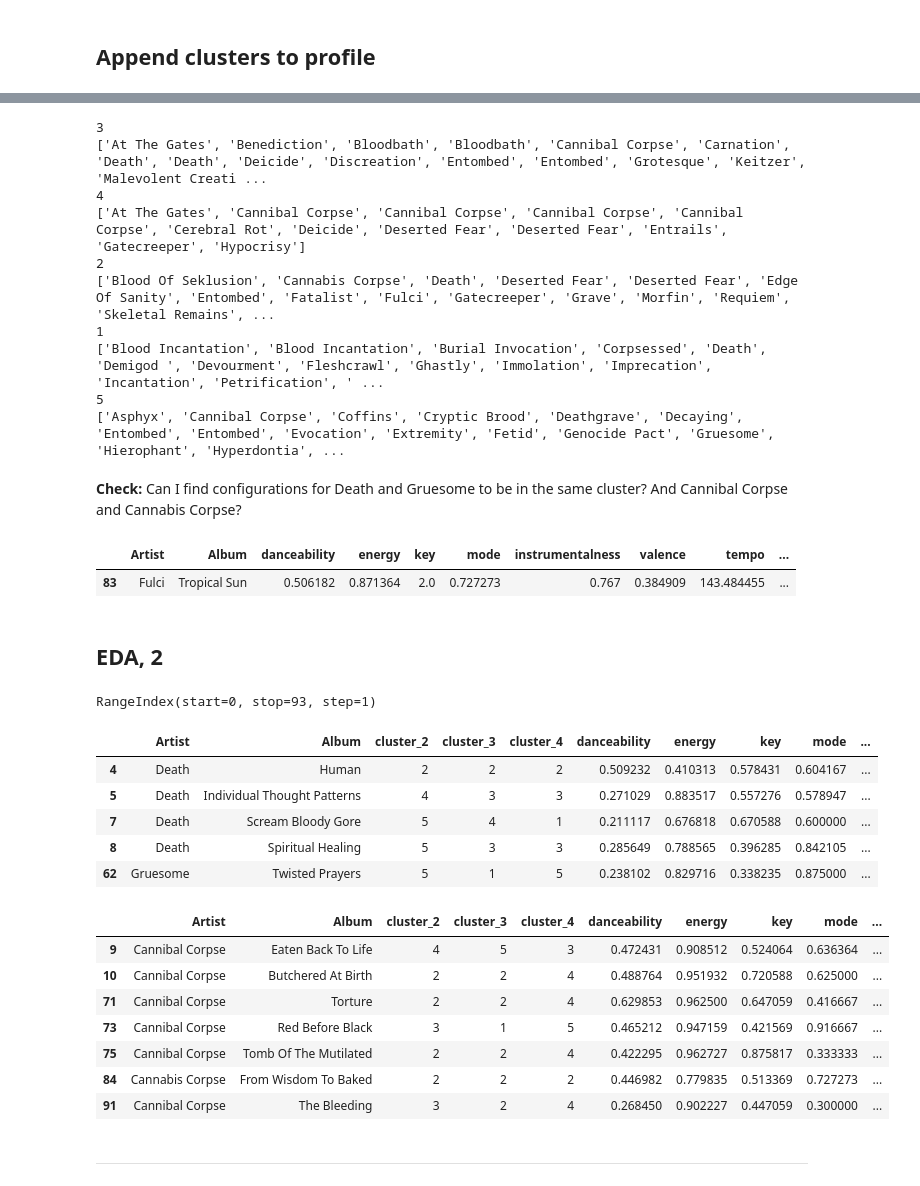
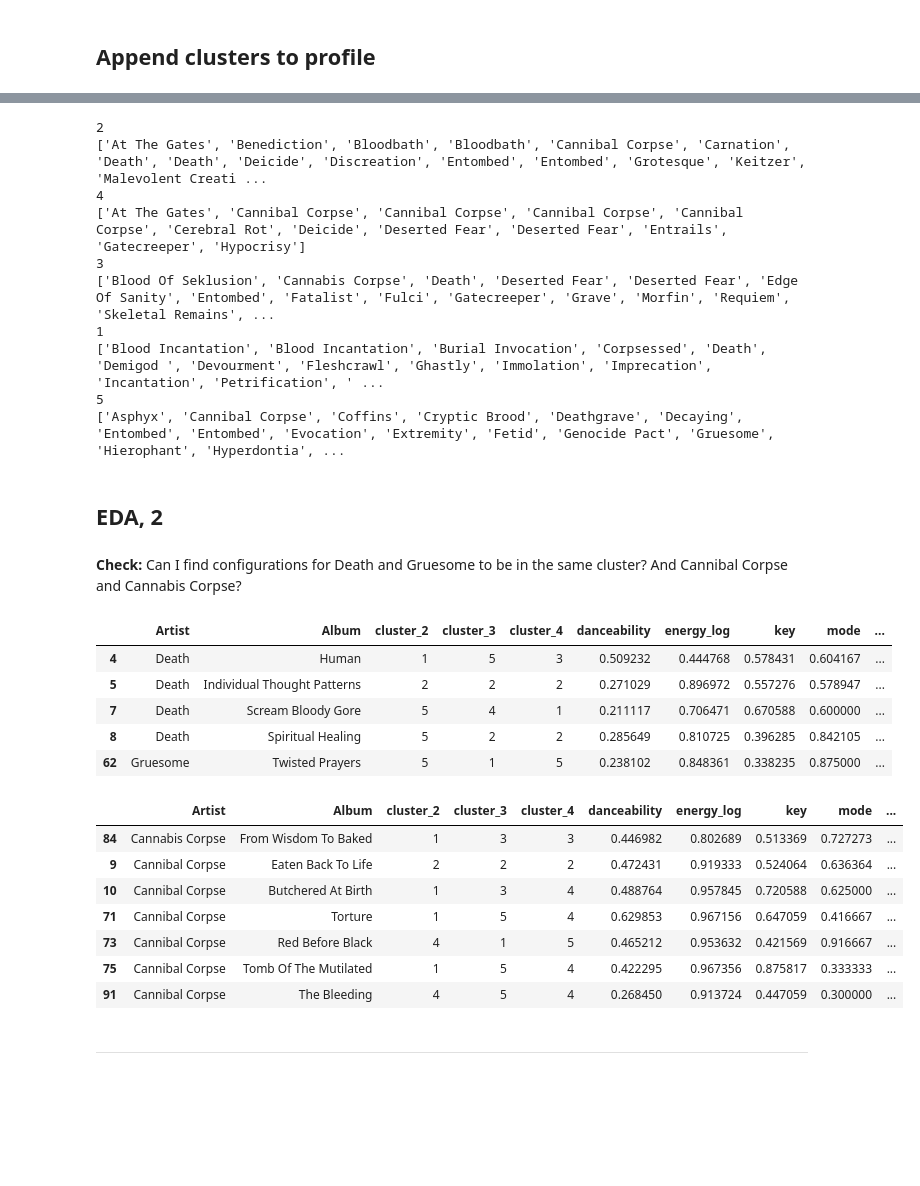
Before and after one commit to rbuerki/death-metal-disco, a Jupyter notebook: 1-EDA_and_Clustering.ipynb, the cells around one changed output, grey strips where cells are left out. Saved outputs shown, nothing was run; the diff lists cells and outputs as text; code cells hidden in the pictures; blank space fills up the shorter version.

```diff
--- a/1-EDA_and_Clustering.ipynb
+++ b/1-EDA_and_Clustering.ipynb
@@ -138,8 +138,12 @@ EDA.plot_corr_map_num_all(album_data, figsize=(9, 6))
 """scale data to range (0,1)"""
 
 # Remove outlier
-album_data = album_data.loc[album_data['Album'] != "Vampire"]
+album_data = album_data.loc[album_data["Album"] != "Vampire"]
 album_data.reset_index(drop=True, inplace=True)
+
+# Log-transfomrm energy (skewed)
+album_data["energy"] = album_data["energy"].apply(lambda x: np.log(max(x, 0.01)))
+album_data.rename(columns={"energy": "energy_log"}, inplace=True)
 
 scaled_data = minmax_scale(album_data.iloc[:, 2:])
 scaled_data = pd.DataFrame(scaled_data, columns=album_data.columns[2:])
@@ -435,24 +439,19 @@ for cluster in album_data["cluster_4"].unique():
     print(cluster)
     print(sorted(album_data.loc[album_data["cluster_4"] == cluster]['Artist'].to_list()))
 # %% [output]
-3
+2
 ['At The Gates', 'Benediction', 'Bloodbath', 'Bloodbath', 'Cannibal Corpse', 'Carnation', 'Death', 'Death', 'Deicide', 'Discreation', 'Entombed', 'Entombed', 'Grotesque', 'Keitzer', 'Malevolent Creati ...
 4
 ['At The Gates', 'Cannibal Corpse', 'Cannibal Corpse', 'Cannibal Corpse', 'Cannibal Corpse', 'Cerebral Rot', 'Deicide', 'Deserted Fear', 'Deserted Fear', 'Entrails', 'Gatecreeper', 'Hypocrisy']
-2
+3
 ['Blood Of Seklusion', 'Cannabis Corpse', 'Death', 'Deserted Fear', 'Deserted Fear', 'Edge Of Sanity', 'Entombed', 'Fatalist', 'Fulci', 'Gatecreeper', 'Grave', 'Morfin', 'Requiem', 'Skeletal Remains', ...
 1
 ['Blood Incantation', 'Blood Incantation', 'Burial Invocation', 'Corpsessed', 'Death', 'Demigod ', 'Devourment', 'Fleshcrawl', 'Ghastly', 'Immolation', 'Imprecation', 'Incantation', 'Petrification', ' ...
 5
 ['Asphyx', 'Cannibal Corpse', 'Coffins', 'Cryptic Brood', 'Deathgrave', 'Decaying', 'Entombed', 'Entombed', 'Evocation', 'Extremity', 'Fetid', 'Genocide Pact', 'Gruesome', 'Hierophant', 'Hyperdontia', ...
+# %% [markdown]
+## EDA, 2
 # %% [markdown]
 **Check:** Can I find configurations for Death and Gruesome to be in the same cluster? And Cannibal Corpse and Cannabis Corpse?
-# %%
-album_data.loc[album_data["Artist"] == "Fulci"]
-# %% [output]
-|  | Artist | Album | danceability | energy | key | mode | instrumentalness | valence | tempo | ... |
-| 83 | Fulci | Tropical Sun | 0.506182 | 0.871364 | 2.0 | 0.727273 | 0.767 | 0.384909 | 143.484455 | ... |
-# %% [markdown]
-## EDA, 2
 # %%
 # Prepare comparision df
@@ -460,29 +458,25 @@ album_data.loc[album_data["Artist"] == "Fulci"]
 comp_df = album_data[["Artist", "Album", "cluster_2", "cluster_3", "cluster_4"]]
 comp_df = pd.concat([comp_df, scaled_data], axis=1, join="inner")
 assert len(comp_df) == len(album_data)
-# %%
-scaled_data.index
-# %% [output]
-RangeIndex(start=0, stop=93, step=1)
 # %%
 comp_df.loc[comp_df["Artist"].isin(["Death", "Gruesome"])]
 # %% [output]
-|  | Artist | Album | cluster_2 | cluster_3 | cluster_4 | danceability | energy | key | mode | ... |
-| 4 | Death | Human | 2 | 2 | 2 | 0.509232 | 0.410313 | 0.578431 | 0.604167 | ... |
-| 5 | Death | Individual Thought Patterns | 4 | 3 | 3 | 0.271029 | 0.883517 | 0.557276 | 0.578947 | ... |
-| 7 | Death | Scream Bloody Gore | 5 | 4 | 1 | 0.211117 | 0.676818 | 0.670588 | 0.600000 | ... |
-| 8 | Death | Spiritual Healing | 5 | 3 | 3 | 0.285649 | 0.788565 | 0.396285 | 0.842105 | ... |
-| 62 | Gruesome | Twisted Prayers | 5 | 1 | 5 | 0.238102 | 0.829716 | 0.338235 | 0.875000 | ... |
+|  | Artist | Album | cluster_2 | cluster_3 | cluster_4 | danceability | energy_log | key | mode | ... |
+| 4 | Death | Human | 1 | 5 | 3 | 0.509232 | 0.444768 | 0.578431 | 0.604167 | ... |
+| 5 | Death | Individual Thought Patterns | 2 | 2 | 2 | 0.271029 | 0.896972 | 0.557276 | 0.578947 | ... |
+| 7 | Death | Scream Bloody Gore | 5 | 4 | 1 | 0.211117 | 0.706471 | 0.670588 | 0.600000 | ... |
+| 8 | Death | Spiritual Healing | 5 | 2 | 2 | 0.285649 | 0.810725 | 0.396285 | 0.842105 | ... |
+| 62 | Gruesome | Twisted Prayers | 5 | 1 | 5 | 0.238102 | 0.848361 | 0.338235 | 0.875000 | ... |
 # %%
-comp_df.loc[comp_df["Artist"].isin(["Cannibal Corpse", "Cannabis Corpse"])]
+comp_df.loc[comp_df["Artist"].isin(["Cannibal Corpse", "Cannabis Corpse"])].sort_values(["Artist"])
 # %% [output]
-|  | Artist | Album | cluster_2 | cluster_3 | cluster_4 | danceability | energy | key | mode | ... |
-| 9 | Cannibal Corpse | Eaten Back To Life | 4 | 5 | 3 | 0.472431 | 0.908512 | 0.524064 | 0.636364 | ... |
-| 10 | Cannibal Corpse | Butchered At Birth | 2 | 2 | 4 | 0.488764 | 0.951932 | 0.720588 | 0.625000 | ... |
-| 71 | Cannibal Corpse | Torture | 2 | 2 | 4 | 0.629853 | 0.962500 | 0.647059 | 0.416667 | ... |
-| 73 | Cannibal Corpse | Red Before Black | 3 | 1 | 5 | 0.465212 | 0.947159 | 0.421569 | 0.916667 | ... |
-| 75 | Cannibal Corpse | Tomb Of The Mutilated | 2 | 2 | 4 | 0.422295 | 0.962727 | 0.875817 | 0.333333 | ... |
-| 84 | Cannabis Corpse | From Wisdom To Baked | 2 | 2 | 2 | 0.446982 | 0.779835 | 0.513369 | 0.727273 | ... |
-| 91 | Cannibal Corpse | The Bleeding | 3 | 2 | 4 | 0.268450 | 0.902227 | 0.447059 | 0.300000 | ... |
+|  | Artist | Album | cluster_2 | cluster_3 | cluster_4 | danceability | energy_log | key | mode | ... |
+| 84 | Cannabis Corpse | From Wisdom To Baked | 1 | 3 | 3 | 0.446982 | 0.802689 | 0.513369 | 0.727273 | ... |
+| 9 | Cannibal Corpse | Eaten Back To Life | 2 | 2 | 2 | 0.472431 | 0.919333 | 0.524064 | 0.636364 | ... |
+| 10 | Cannibal Corpse | Butchered At Birth | 1 | 3 | 4 | 0.488764 | 0.957845 | 0.720588 | 0.625000 | ... |
+| 71 | Cannibal Corpse | Torture | 1 | 5 | 4 | 0.629853 | 0.967156 | 0.647059 | 0.416667 | ... |
+| 73 | Cannibal Corpse | Red Before Black | 4 | 1 | 5 | 0.465212 | 0.953632 | 0.421569 | 0.916667 | ... |
+| 75 | Cannibal Corpse | Tomb Of The Mutilated | 1 | 5 | 4 | 0.422295 | 0.967356 | 0.875817 | 0.333333 | ... |
+| 91 | Cannibal Corpse | The Bleeding | 4 | 5 | 4 | 0.268450 | 0.913724 | 0.447059 | 0.300000 | ... |
 # %% [markdown]
 ---
```
Also changed, not shown: parts of 20 cells of this notebook.
